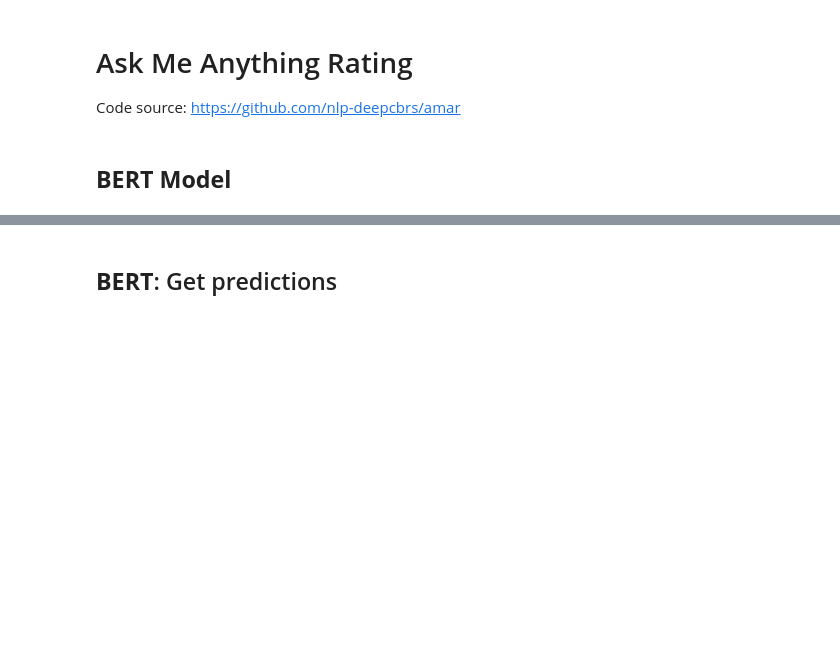
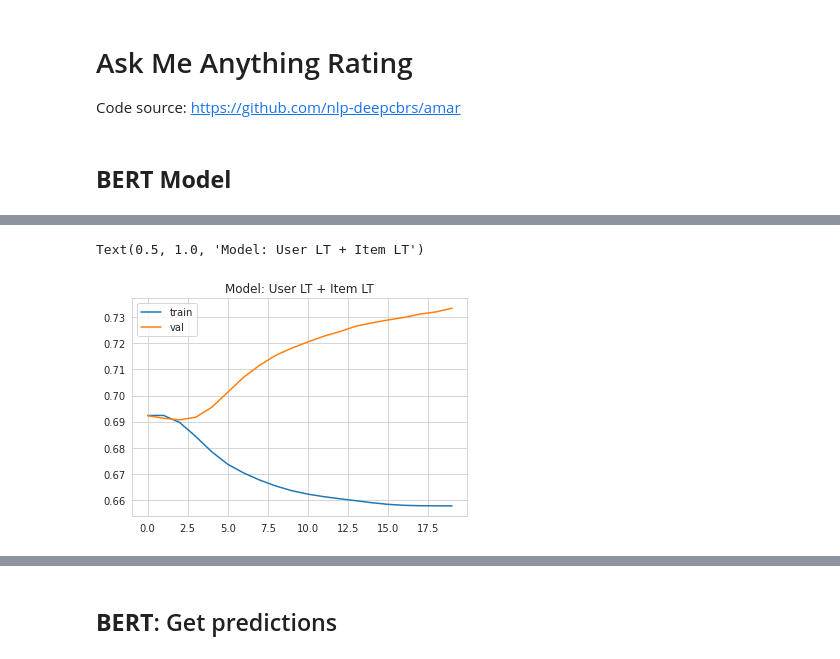
Before and after one commit to Katrin-Leberfinger/Hybrid-gender-debiased-music-recommendation, a Jupyter notebook: AI_MasterThesis_Recommendations_LFM2b.ipynb, the cells around one changed output, grey strips where cells are left out. Cells and saved outputs as stored; diff of their text form; code cells hidden in the pictures; blank space fills up the shorter version.

```diff
--- a/AI_MasterThesis_Recommendations_LFM2b.ipynb
+++ b/AI_MasterThesis_Recommendations_LFM2b.ipynb
@@ -556,9 +567,9 @@ Some weights of the model checkpoint at prajjwal1/bert-tiny were not used when i
 from transformers import get_linear_schedule_with_warmup
 
 
-model = model_bert.to(device)
+model = model_base.to(device)
 
-num_epochs=7
+num_epochs=20
 batch_size=64
 
 dataloader_train=DataLoader(dataset=dataset_train,batch_size=batch_size)
@@ -569,8 +580,8 @@ lr = 1e-3
 num_total_steps = len(dataset_train) * num_epochs
 num_warmup_steps = 100
 warmup_proportion = float(num_warmup_steps) / float(num_total_steps)
-optimizer =  torch.optim.RMSprop(model.parameters(), lr= lr, alpha=0.9)
-#optimizer = torch.optim.AdamW(model.parameters(), lr=lr)#, correct_bias=False)
+#optimizer =  torch.optim.RMSprop(model.parameters(), lr= lr, alpha=0.9)
+optimizer = torch.optim.AdamW(model.parameters(), lr=lr)#, correct_bias=False)
 
 scheduler = get_linear_schedule_with_warmup(
    optimizer,
@@ -581,7 +592,9 @@ scheduler = get_linear_schedule_with_warmup(
 
 loss_train = []
 loss_val = []
+ndcg_val = []
 
+best_ndcg = 0
 
 for e in range(num_epochs):
 
@@ -631,7 +644,7 @@ for e in range(num_epochs):
 
     losses_val = []
 
-
+    res = pd.DataFrame(columns = ['user_id', 'track_id', 'count'])
     for data_val in dataloader_val:
       #items positions
       curr_items_ids_batch = data_val['track_id']
@@ -664,11 +677,36 @@ for e in range(num_epochs):
       loss = criterion(outputs_val, targets.to(device))
       losses_val.append(loss.item())
 
+      for i in range(outputs_val.shape[0]):
+        res = res.append(pd.DataFrame({'user_id': id2user[curr_users_batch[i].item()], 'track_id': pos2item[curr_items_ids_batch[i].item()], 'count':  outputs_val[i].item()} , index=[0]))
+
+    # compute ndcg for each user
+    ndcg = []
+    for user, df in res.groupby(user_col):
+      df = df.drop_duplicates(subset=item_col).sort_values('count', ascending=False)
+      y_true_sorted = data_interaction_val.loc[data_interaction_val[user_col] == user].sort_values(rating_col, ascending=False).drop_duplicates()
+      rel = pd.merge(df[[item_col]], y_true_sorted[[item_col, rating_col]].drop_duplicates(), 'left').fillna(0)['count'].values
+      ndcg.append(get_ndcg(df, rel, 100))
+
+    ndcg_e = np.mean(ndcg)
+
+    # save best model based on ndcg
+    if ndcg_e > best_ndcg:
+      best_ndcg = ndcg_e
+      print(f"\nSaving best model for epoch: {e}\n")
+      torch.save({
+          'epoch': e,
+          'model_state_dict': model.state_dict(),
+          'optimizer_state_dict': optimizer.state_dict(),
+          'loss': criterion,
+          }, 'best_model.pth')
+
     average_los_val = np.mean(losses_val)
     loss_val.append(average_los_val.item())
+    ndcg_val.append(ndcg_e)
 
     # evaluate average cost per epoch
     average_loss_train = np.mean(losses_train)
     loss_train.append(average_loss_train.item())
-    print(f"Epoch {e} | Average loss per epoch: Train: {average_loss_train.item()} , Val: {average_los_val.item()}")
+    print(f"Epoch {e} | Average loss per epoch: Train: {average_loss_train.item()} , Val: {average_los_val.item()}, NDCG: {ndcg_e}")
 # %% [output]
@@ -676,13 +738,16 @@ Epoch 0 | Average loss per epoch: Train: 0.6974630605475152 , Val: 0.69390024936
 # %%
 plt.plot(loss_train, label='train')
 plt.plot(loss_val, label='val')
 plt.legend()
 plt.title("Model: User LT + Item LT")
 
-from google.colab import files
-plt.savefig(f"training_{text_col}.png")
-files.download(f"training_{text_col}.png")
+# from google.colab import files
+# plt.savefig(f"training_{text_col}.png")
+# files.download(f"training_{text_col}.png")
 
 # from google.colab import files
 # plt.savefig(f"training_lyrics_tags.png")
 # files.download(f"training_lyrics_tags.png")
+# %% [output]
+Text(0.5, 1.0, 'Model: User LT + Item LT')
+[figure, added]
```
Also changed, not shown: parts of 19 cells of this notebook.
